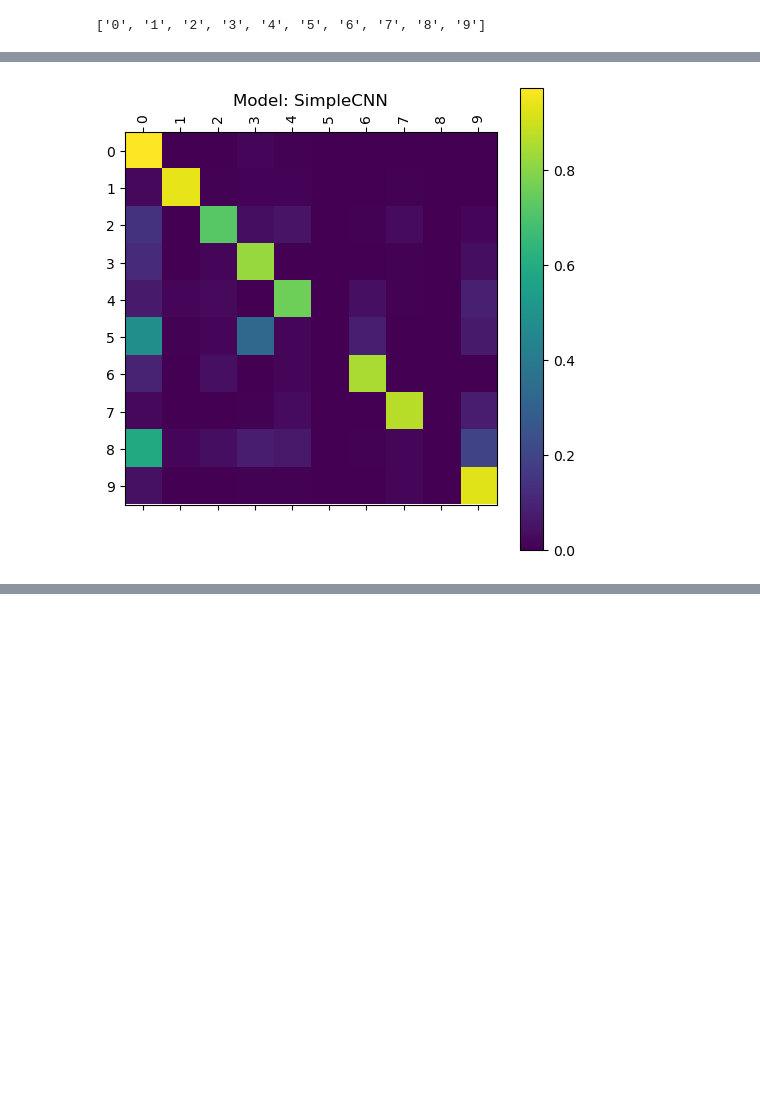
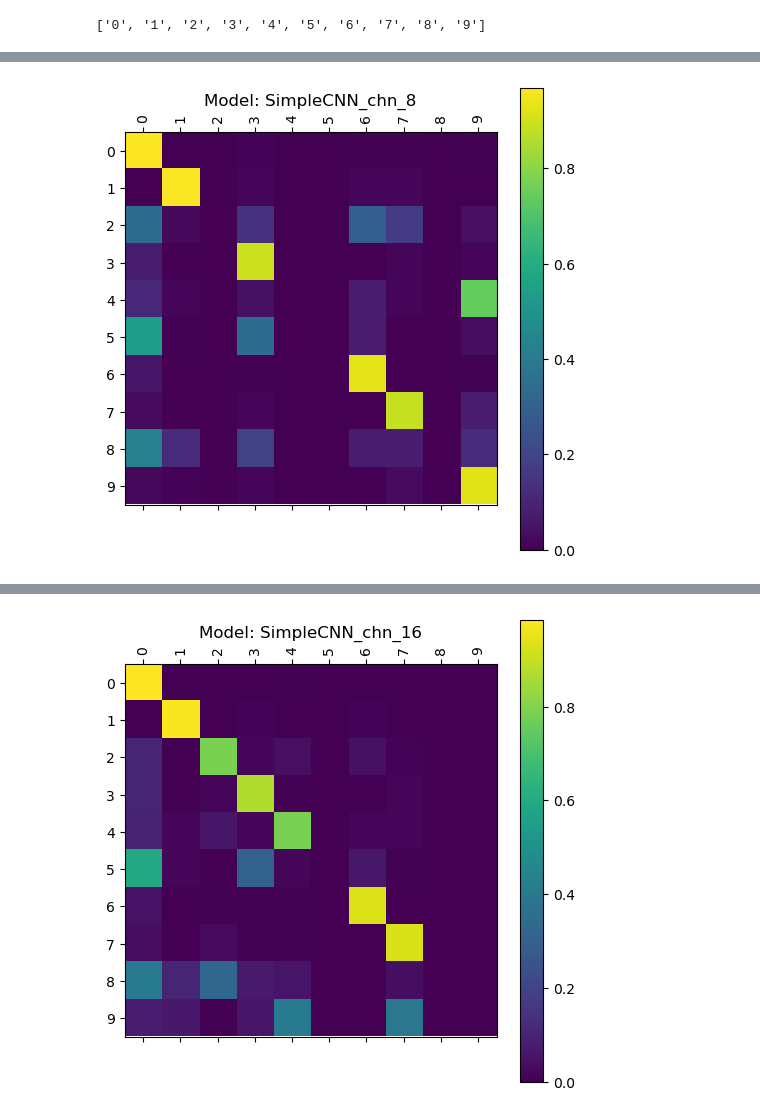
Before and after one commit to m23csa003/Activity5, a Jupyter notebook: SimpleCNN.ipynb, the cells around one changed output, grey strips where cells are left out. Drawn from its saved outputs; the diff is of its cells as text; code cells hidden in the pictures; blank space fills up the shorter version.

Commit message:
experiments with diff out_channels

```diff
--- a/SimpleCNN.ipynb
+++ b/SimpleCNN.ipynb
@@ -308,48 +308,53 @@ Avg_Accuracy = 0
 Avg_Loss = 0
 Avg_Precision = 0
 Avg_Recall = 0
-title  = "SimpleCNN"
-writer = custom_summary_writer(SummaryWriter(f"runs/USPS/{title}"))
-
-criterion = nn.CrossEntropyLoss()
-device = torch.device("cuda" if torch.cuda.is_available() else "cpu")
 
 
-model = SimpleCNN(len(classes))
-optimizer = optim.Adam(model.parameters(), lr=0.005)
-history = train(
-    model,
-    train_loader,
-    test_loader,
-    optimizer,
-    criterion,
-    device,
-    epochs=1,
-    log_writer=writer,
-    verbose=True,
-    eval_metrics=[accuracy],
-)
 
-evaluation_test,test_preds, _, test_labels  = evaluate(
-            model, test_loader, criterion, device, eval_metrics=[accuracy], return_preds=True
-        )
+for out_channels in [8, 16, 32, 64]:
+    print(f"out_channels: {out_channels}")
+    title  = f"SimpleCNN_chn_{out_channels}"
+    writer = custom_summary_writer(SummaryWriter(f"runs/USPS/{title}"))
 
-loss_test = criterion(torch.tensor(test_preds), torch.tensor(test_labels)).item()
-ac, pr, rec, f1 = acc_pr_rec(test_preds, test_labels, classes, writer.writer)
+    criterion = nn.CrossEntropyLoss()
+    device = torch.device("cuda" if torch.cuda.is_available() else "cpu")
 
 
-print(f"test accuracy: {ac}, test loss: {loss_test}")
-print(f"Precision: {pr}, Recall: {rec}, F1: {f1}")
-print("-" * 20)
-Avg_Accuracy += ac
-Avg_Loss += loss_test
-Avg_Precision += pr
-Avg_Recall += rec
+    model = SimpleCNN(len(classes))
+    optimizer = optim.Adam(model.parameters(), lr=0.005)
+    history = train(
+        model,
+        train_loader,
+        test_loader,
+        optimizer,
+        criterion,
+        device,
+        epochs=1,
+        log_writer=writer,
+        verbose=True,
+        eval_metrics=[accuracy],
+    )
 
-cm = plot_ConfusionMatrix(test_preds, test_labels, classes, title, writer.writer)
+    evaluation_test,test_preds, _, test_labels  = evaluate(
+                model, test_loader, criterion, device, eval_metrics=[accuracy], return_preds=True
+            )
 
-writer.writer.close()
-print(
-f"Average Accuracy: {Avg_Accuracy/n_splits}, Average Loss: {Avg_Loss/n_splits}, Average Precision: {Avg_Precision/n_splits}, Average Recall: {Avg_Recall/n_splits}"
-)
+    loss_test = criterion(torch.tensor(test_preds), torch.tensor(test_labels)).item()
+    ac, pr, rec, f1 = acc_pr_rec(test_preds, test_labels, classes, writer.writer)
+
+
+    print(f"test accuracy: {ac}, test loss: {loss_test}")
+    print(f"Precision: {pr}, Recall: {rec}, F1: {f1}")
+    print("-" * 20)
+    Avg_Accuracy += ac
+    Avg_Loss += loss_test
+    Avg_Precision += pr
+    Avg_Recall += rec
+
+    cm = plot_ConfusionMatrix(test_preds, test_labels, classes, title, writer.writer)
+
+    writer.writer.close()
+    print(
+    f"Average Accuracy: {Avg_Accuracy/n_splits}, Average Loss: {Avg_Loss/n_splits}, Average Precision: {Avg_Precision/n_splits}, Average Recall: {Avg_Recall/n_splits}"
+    )
 # %% [output]
@@ -360 +366 @@ Precision: 0.642727472351846, Recall: 0.7309417040358744, F1: 0.6733623405154332
-[figure, old version]
+[figure, new version]
@@ -361,0 +373 @@ Average Accuracy: 0.7309417040358744, Average Loss: 1.7281006574630737, Average
+[figure, added]
```
Also changed, not shown: parts of 3 cells of this notebook, 8 other files.
